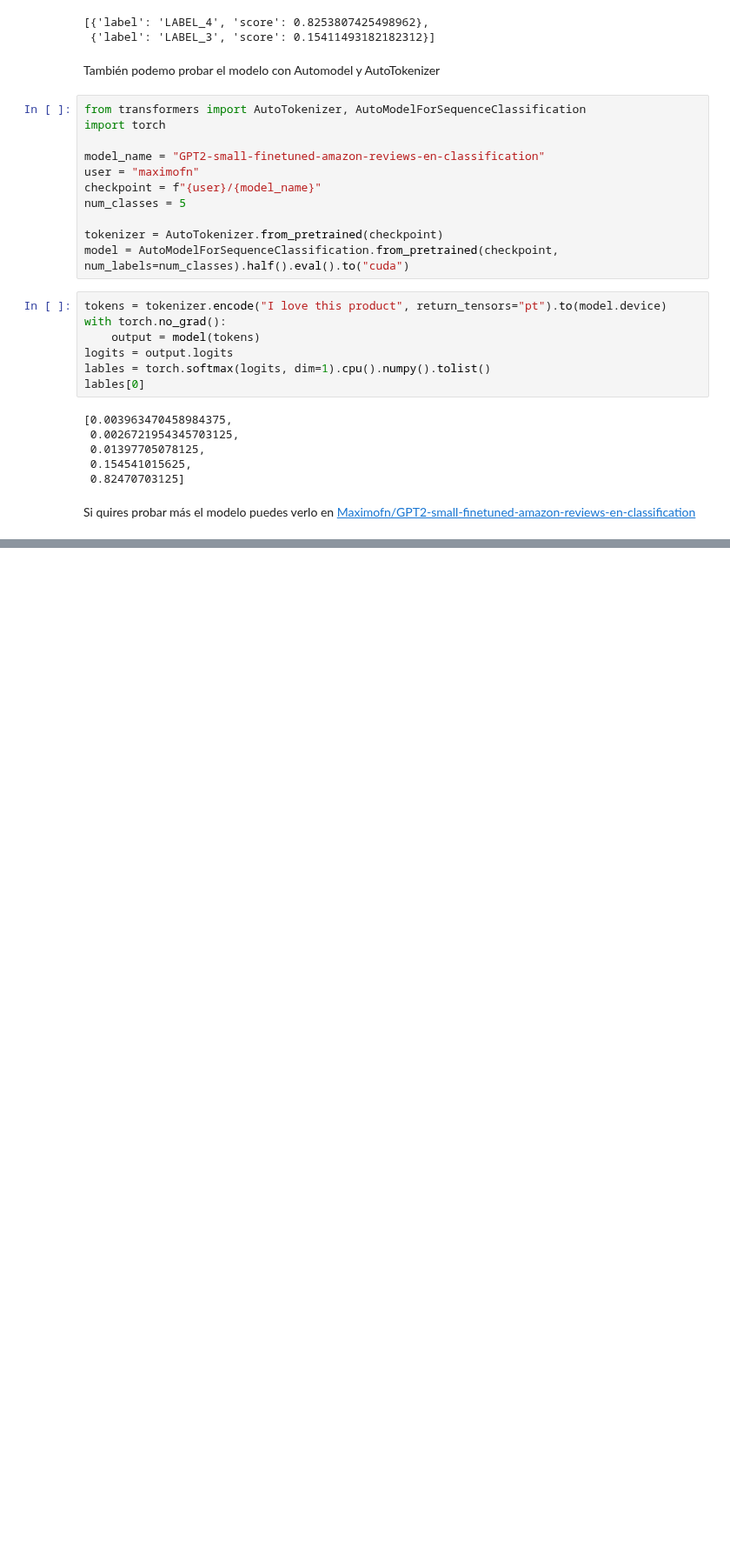
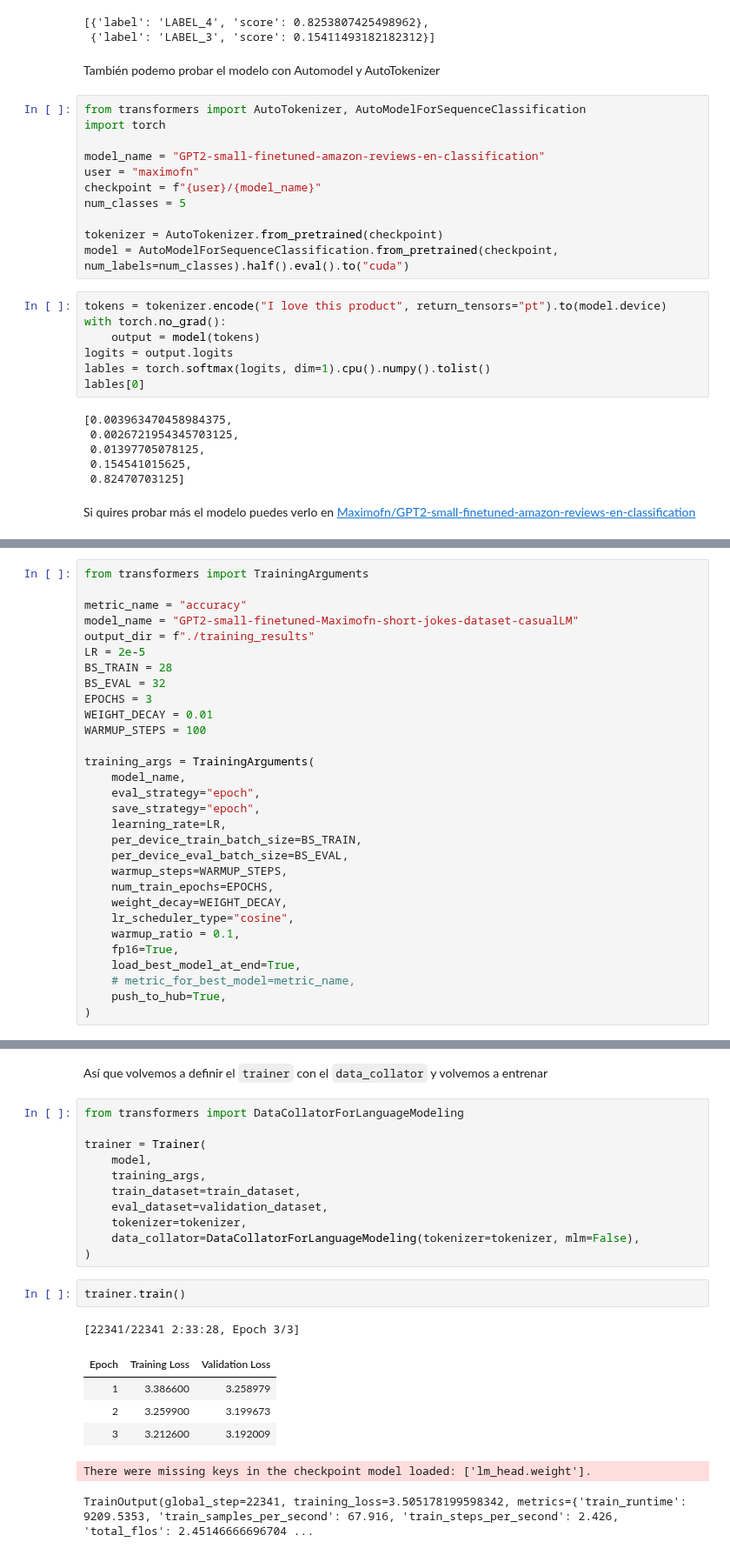
Before and after one commit to maximofn/portafolio, a Jupyter notebook: posts/2024-XX-XX-Fine-tuning-SLM.ipynb, the cells around one changed output, grey strips where cells are left out. Shown at 87% size. Saved outputs shown, nothing was run; the diff lists cells and outputs as text; blank space fills up the shorter version.

```diff
--- a/posts/2024-XX-XX-Fine-tuning-SLM.ipynb
+++ b/posts/2024-XX-XX-Fine-tuning-SLM.ipynb
@@ -459,0 +668,30 @@ Si quires probar más el modelo puedes verlo en [Maximofn/GPT2-small-finetuned-a
+# %%
+from transformers import TrainingArguments
+
+metric_name = "accuracy"
+model_name = "GPT2-small-finetuned-Maximofn-short-jokes-dataset-casualLM"
+output_dir = f"./training_results"
+LR = 2e-5
+BS_TRAIN = 28
+BS_EVAL = 32
+EPOCHS = 3
+WEIGHT_DECAY = 0.01
+WARMUP_STEPS = 100
+
+training_args = TrainingArguments(
+    model_name,
+    eval_strategy="epoch",
+    save_strategy="epoch",
+    learning_rate=LR,
+    per_device_train_batch_size=BS_TRAIN,
+    per_device_eval_batch_size=BS_EVAL,
+    warmup_steps=WARMUP_STEPS,
+    num_train_epochs=EPOCHS,
+    weight_decay=WEIGHT_DECAY,
+    lr_scheduler_type="cosine",
+    warmup_ratio = 0.1,
+    fp16=True,
+    load_best_model_at_end=True,
+    # metric_for_best_model=metric_name,
+    push_to_hub=True,
+)
@@ -459,0 +809,23 @@ Si quires probar más el modelo puedes verlo en [Maximofn/GPT2-small-finetuned-a
+# %% [markdown]
+Así que volvemos a definir el `trainer` con el `data_collator` y volvemos a entrenar
+# %%
+from transformers import DataCollatorForLanguageModeling
+
+trainer = Trainer(
+    model,
+    training_args,
+    train_dataset=train_dataset,
+    eval_dataset=validation_dataset,
+    tokenizer=tokenizer,
+    data_collator=DataCollatorForLanguageModeling(tokenizer=tokenizer, mlm=False),
+)
+# %%
+trainer.train()
+# %% [output]
+[22341/22341 2:33:28, Epoch 3/3]
+| Epoch | Training Loss | Validation Loss |
+| 1 | 3.386600 | 3.258979 |
+| 2 | 3.259900 | 3.199673 |
+| 3 | 3.212600 | 3.192009 |
+There were missing keys in the checkpoint model loaded: ['lm_head.weight'].
+TrainOutput(global_step=22341, training_loss=3.505178199598342, metrics={'train_runtime': 9209.5353, 'train_samples_per_second': 67.916, 'train_steps_per_second': 2.426, 'total_flos': 2.45146666696704 ...
```
Also changed, not shown: parts of 205 cells of this notebook.
